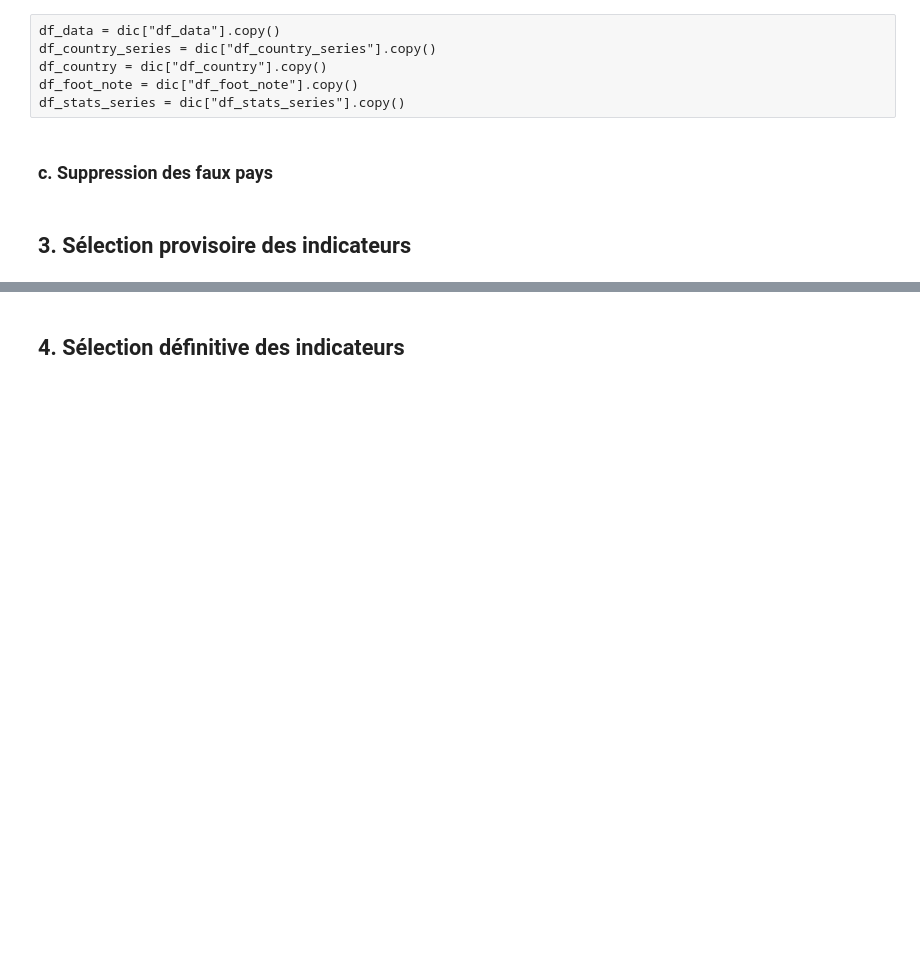
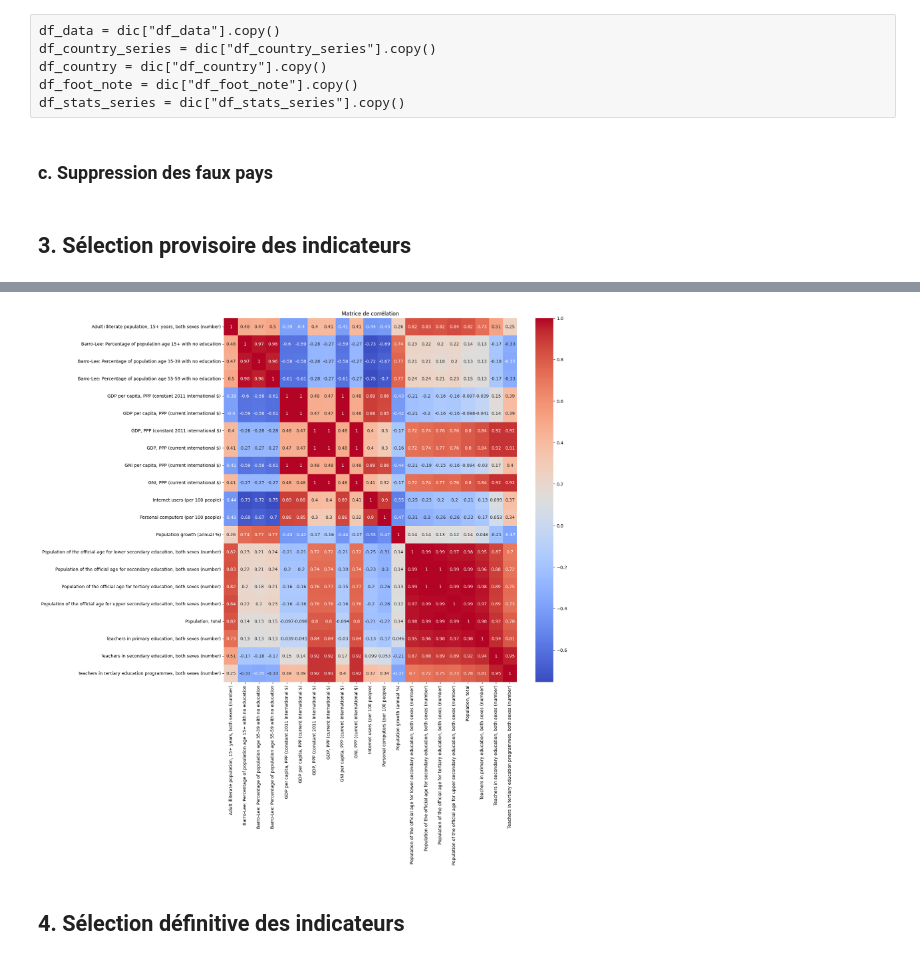
Before and after one commit to NassimNaoui/analyse_systemes_educatifs, a Jupyter notebook: notebooks/Analysez des données de systèmes éducatifs.ipynb, the cells around one changed output, grey strips where cells are left out. Drawn from its saved outputs; the diff is of its cells as text; code cells hidden in the pictures; blank space fills up the shorter version.

```diff
--- a/notebooks/Analysez des données de systèmes éducatifs.ipynb
+++ b/notebooks/Analysez des données de systèmes éducatifs.ipynb
@@ -342,2 +390,18 @@ kpis_na_rate
+# %%
+# Calcul de la corrélation
+corr_spear = df_data_final.drop(columns=['Country Name']).corr(method='spearman')
+
+# Définir la taille de la figure avant de tracer
+plt.figure(figsize=(15, 15))
+
+# Créer la heatmap
+sns.heatmap(corr_spear, annot=True, cmap="coolwarm")
+
+# Ajouter un titre si besoin
+plt.title("Matrice de corrélation", fontsize=12)
+
+plt.show()
+# %% [output]
+[figure, added]
 # %% [markdown]
 ## 4. Sélection définitive des indicateurs
```
Also changed, not shown: parts of 25 cells of this notebook.
